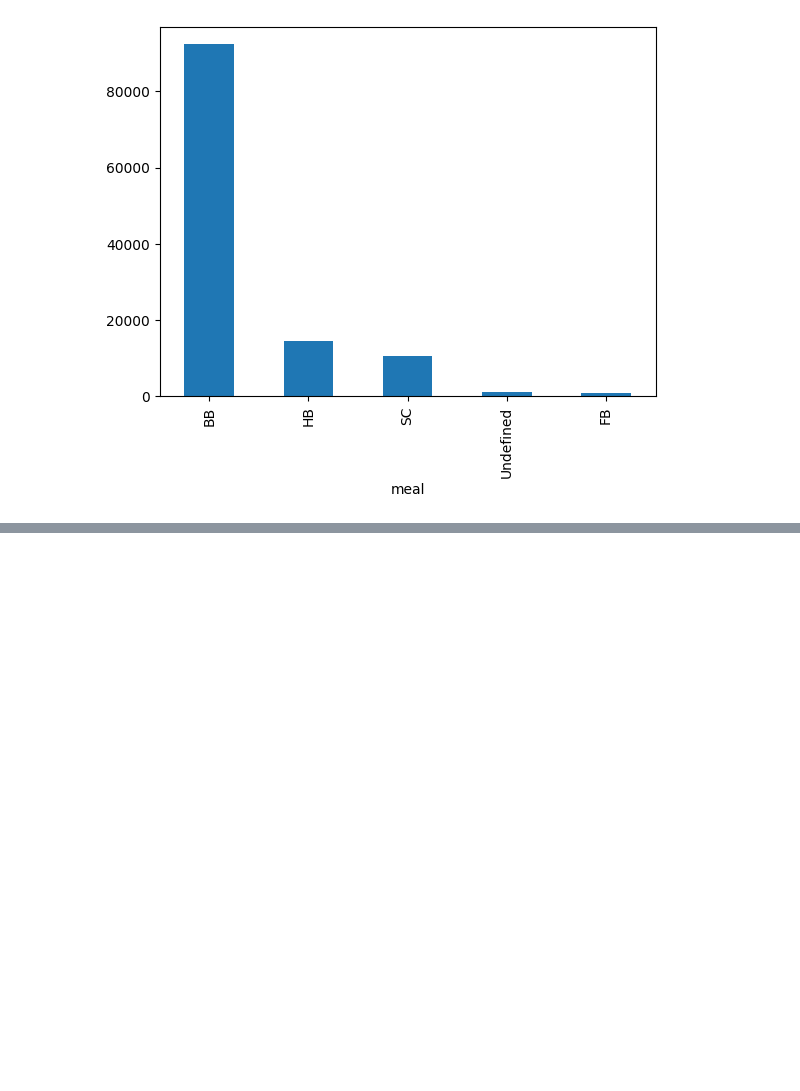
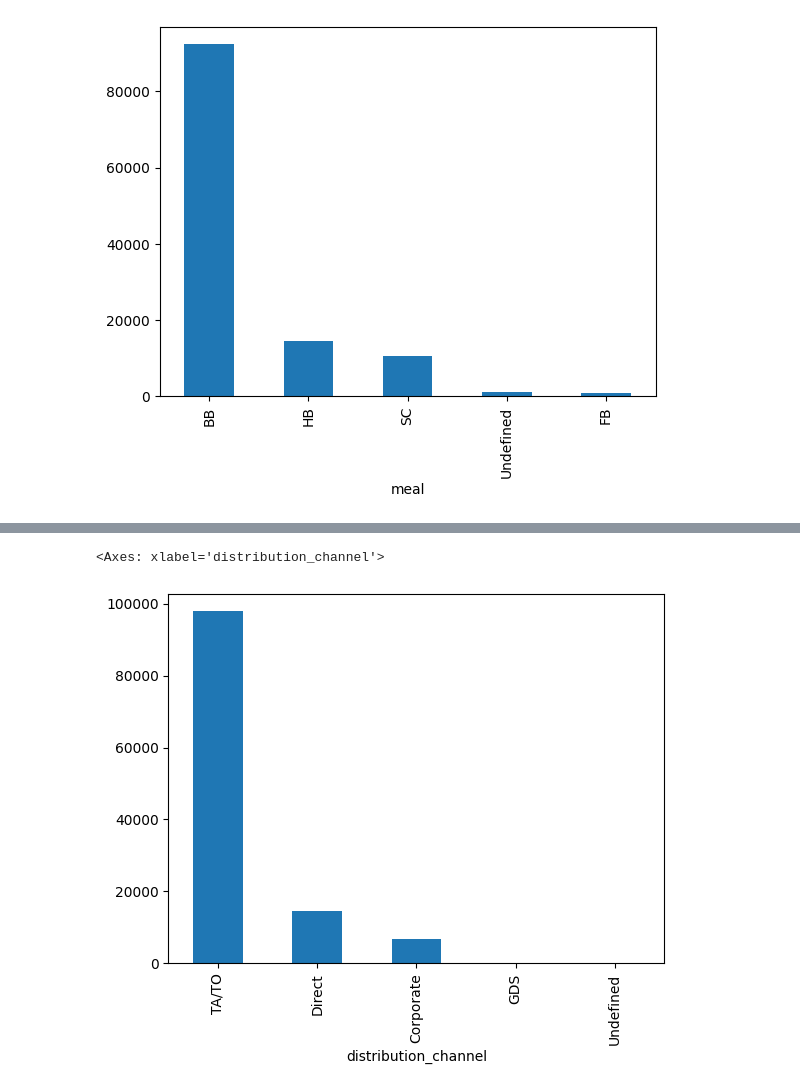
Before and after one commit to DanielMart-tech/Data-Science-Project1, a Jupyter notebook: hotel-bookings.ipynb, the cells around one changed output, grey strips where cells are left out. Cells and saved outputs as stored; diff of their text form; code cells hidden in the pictures; blank space fills up the shorter version.

```diff
--- a/hotel-bookings.ipynb
+++ b/hotel-bookings.ipynb
@@ -139,0 +145,5 @@ df_booking_hotels.meal.value_counts().plot(kind='bar')
+# %%
+df_booking_hotels.distribution_channel.value_counts().plot(kind='bar')
+# %% [output]
+<Axes: xlabel='distribution_channel'>
+[figure, added]
```
Also changed, not shown: parts of 4 cells of this notebook.
